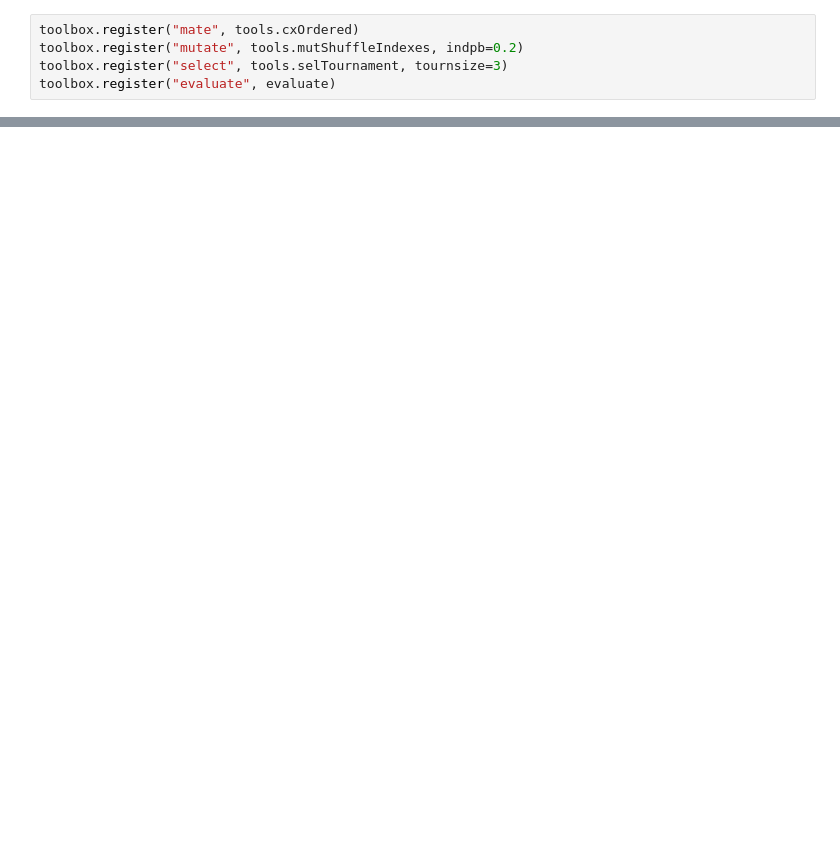
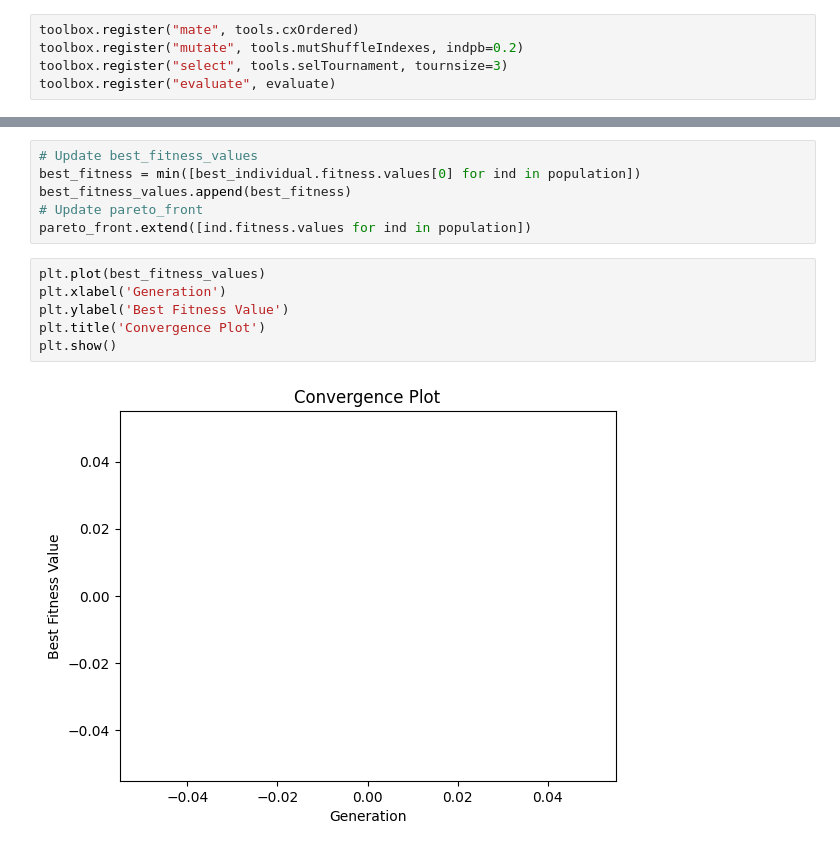
Before and after one commit to harees-srini/FYP-implementation, a Jupyter notebook: GAOptimization.ipynb, the cells around one changed output, grey strips where cells are left out. Cells and saved outputs as stored; diff of their text form; blank space fills up the shorter version.

```diff
--- a/GAOptimization.ipynb
+++ b/GAOptimization.ipynb
@@ -180,0 +207,14 @@ print(locations)
+# %%
+# Update best_fitness_values
+best_fitness = min([best_individual.fitness.values[0] for ind in population])
+best_fitness_values.append(best_fitness)
+# Update pareto_front
+pareto_front.extend([ind.fitness.values for ind in population])
+# %%
+plt.plot(best_fitness_values)
+plt.xlabel('Generation')
+plt.ylabel('Best Fitness Value')
+plt.title('Convergence Plot')
+plt.show()
+# %% [output]
+[figure, added]
```
Also changed, not shown: parts of 14 cells of this notebook, 12 other files.
